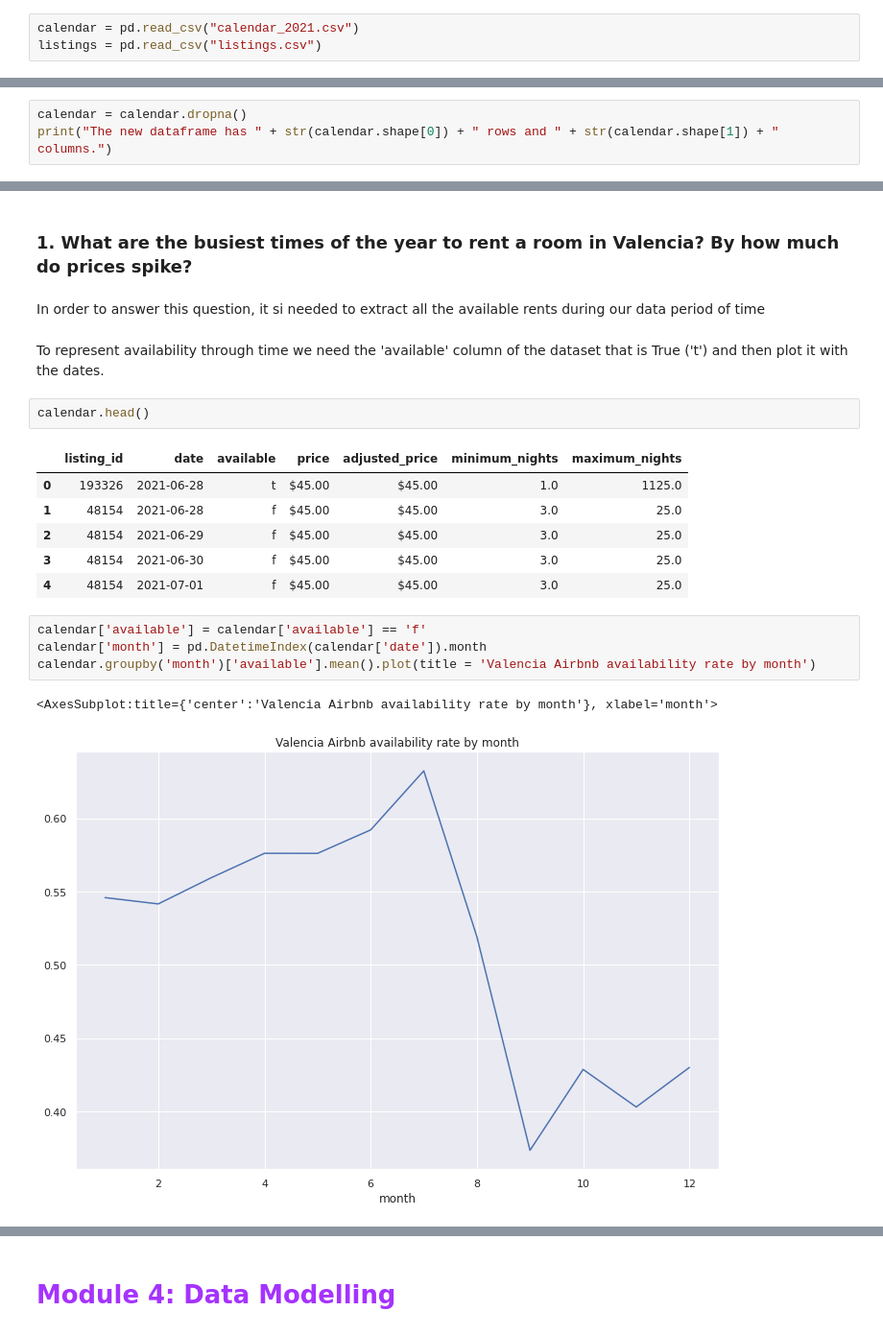
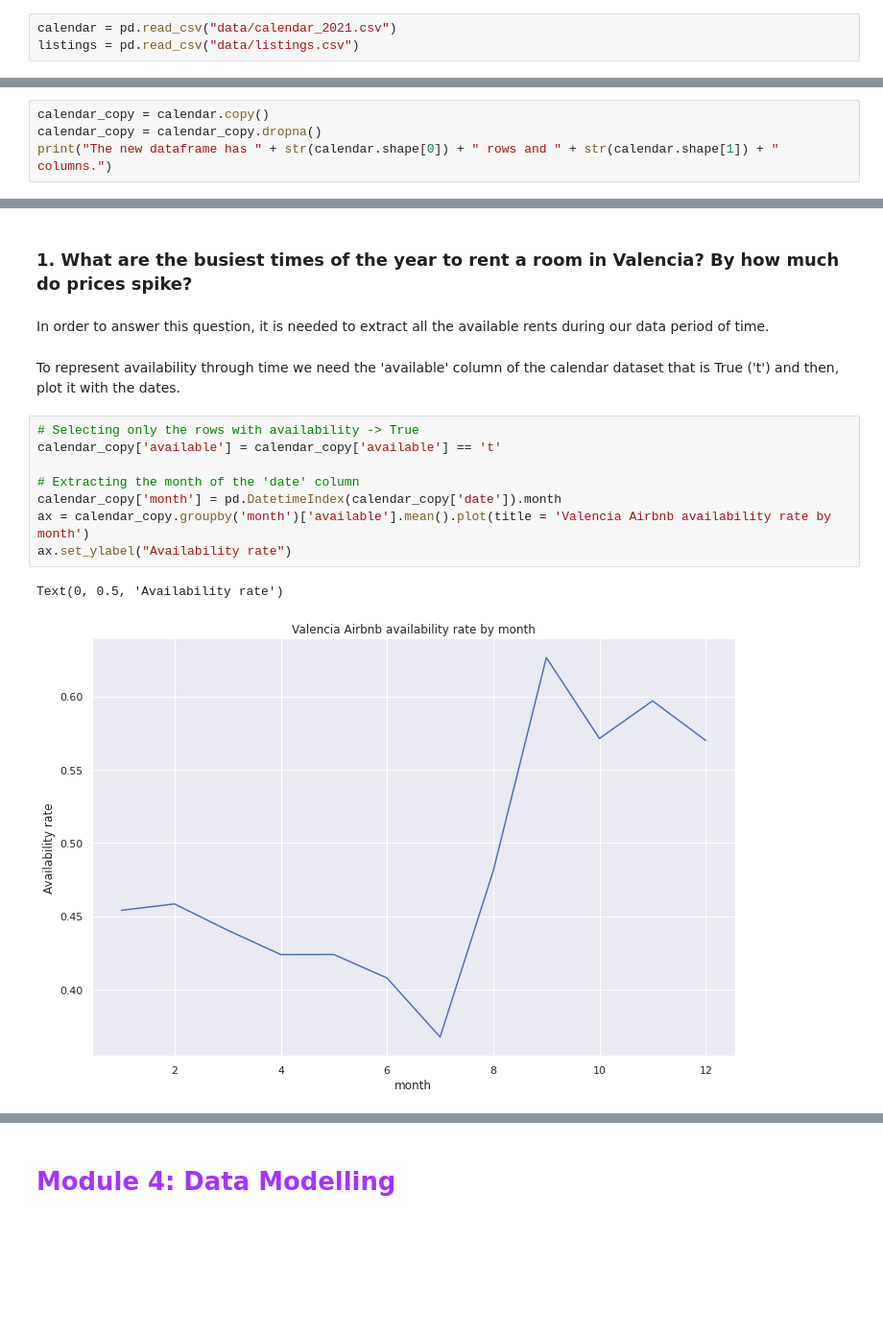
Before and after one commit to MartaBallesterB/DS_projects_nanodegree, a Jupyter notebook: Writing a Data Scientist Blog Post/Valencia_Airbnb_dataset.ipynb, the cells around one changed output, grey strips where cells are left out. Shown: that part at 96% size. Cells and saved outputs as stored; diff of their text form; blank space fills up the shorter version.

Commit message:
update questions 1 and 2

```diff
--- a/Writing a Data Scientist Blog Post/Valencia_Airbnb_dataset.ipynb
+++ b/Writing a Data Scientist Blog Post/Valencia_Airbnb_dataset.ipynb
@@ -54,6 +53,6 @@ from sklearn.datasets import make_regression
 import warnings
 warnings.filterwarnings('ignore')
 # %%
-calendar = pd.read_csv("calendar_2021.csv")
-listings = pd.read_csv("listings.csv")
+calendar = pd.read_csv("data/calendar_2021.csv")
+listings = pd.read_csv("data/listings.csv")
 # %% [markdown]
@@ -91,6 +90,7 @@ Index([], dtype='object')
 # %% [markdown]
 It is shown that the **% of NaN values is less than 2%** of the total data available, so I proceed to drop the NaN values of this dataset (drop only the rows that contain NaN values for this columns).
 # %%
-calendar = calendar.dropna()
+calendar_copy = calendar.copy()
+calendar_copy = calendar_copy.dropna()
 print("The new dataframe has " + str(calendar.shape[0]) + " rows and " + str(calendar.shape[1]) + " columns.")
 # %% [output]
@@ -239,23 +253,18 @@ Ciutat Vella and Poblats Marítims are the most requested neighbourhoods by the
 # %% [markdown]
 ### 1. What are the busiest times of the year to rent a room in Valencia? By how much do prices spike?
 # %% [markdown]
-In order to answer this question, it si needed to extract all the available rents during our data period of time
+In order to answer this question, it is needed to extract all the available rents during our data period of time.
 # %% [markdown]
-To represent availability through time we need the 'available' column of the dataset that is True ('t') and then plot it with the dates.
+To represent availability through time we need the 'available' column of the calendar dataset that is True ('t') and then, plot it with the dates.
-# %%
-calendar.head()
-# %% [output]
-|  | listing_id | date | available | price | adjusted_price | minimum_nights | maximum_nights |
-| 0 | 193326 | 2021-06-28 | t | $45.00 | $45.00 | 1.0 | 1125.0 |
-| 1 | 48154 | 2021-06-28 | f | $45.00 | $45.00 | 3.0 | 25.0 |
-| 2 | 48154 | 2021-06-29 | f | $45.00 | $45.00 | 3.0 | 25.0 |
-| 3 | 48154 | 2021-06-30 | f | $45.00 | $45.00 | 3.0 | 25.0 |
-| 4 | 48154 | 2021-07-01 | f | $45.00 | $45.00 | 3.0 | 25.0 |
 # %%
-calendar['available'] = calendar['available'] == 'f'
-calendar['month'] = pd.DatetimeIndex(calendar['date']).month
-calendar.groupby('month')['available'].mean().plot(title = 'Valencia Airbnb availability rate by month')
+# Selecting only the rows with availability -> True
+calendar_copy['available'] = calendar_copy['available'] == 't'
+
+# Extracting the month of the 'date' column
+calendar_copy['month'] = pd.DatetimeIndex(calendar_copy['date']).month
+ax = calendar_copy.groupby('month')['available'].mean().plot(title = 'Valencia Airbnb availability rate by month')
+ax.set_ylabel("Availability rate")
 # %% [output]
-<AxesSubplot:title={'center':'Valencia Airbnb availability rate by month'}, xlabel='month'>
+Text(0, 0.5, 'Availability rate')
-[figure, old version]
+[figure, new version]
 # %% [markdown]
```
Also changed, not shown: parts of 41 cells of this notebook.
